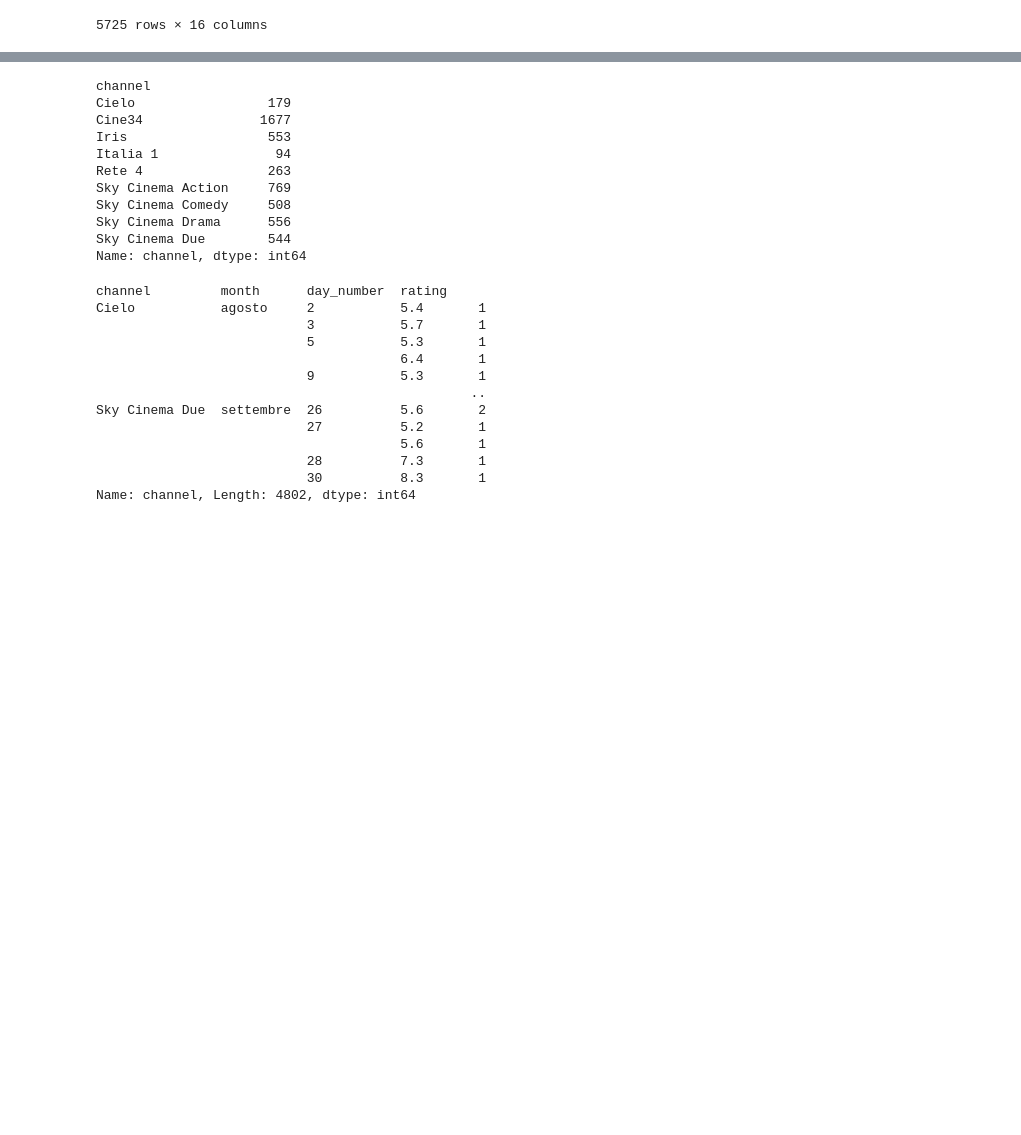
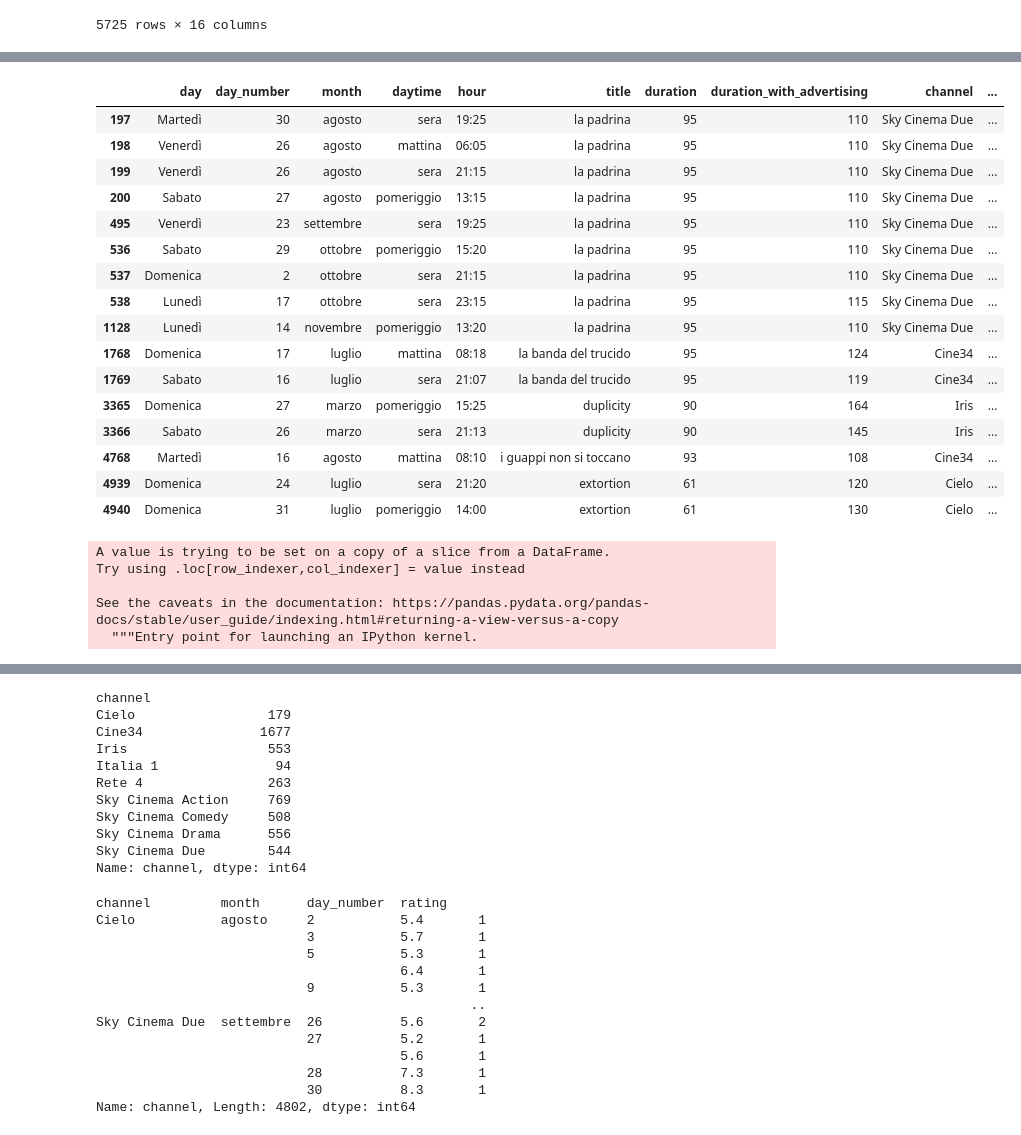
Before and after one commit to florin-git/TV-Movies-Visual-Analytics, a Jupyter notebook: dataset_creation.ipynb, the cells around one changed output, grey strips where cells are left out. Cells and saved outputs as stored; diff of their text form; code cells hidden in the pictures; blank space fills up the shorter version.

```diff
--- a/dataset_creation.ipynb
+++ b/dataset_creation.ipynb
@@ -410,3 +410,5 @@ df_final_with_additional_info
 5725 rows × 16 columns
 # %%
 # df_final_with_additional_info.to_csv("./dataset/df_final_with_additional_info.csv", index=False)
+# %%
+df_final_with_additional_info = pd.read_csv("./dataset/df_final_with_additional_info.csv")
@@ -412,0 +453,28 @@ df_final_with_additional_info
+# %%
+df_final_with_additional_info[df_final_with_additional_info['genres'].eq('Crime')]
+# %% [output]
+|  | day | day_number | month | daytime | hour | title | duration | duration_with_advertising | channel | ... |
+| 197 | Martedì | 30 | agosto | sera | 19:25 | la padrina | 95 | 110 | Sky Cinema Due | ... |
+| 198 | Venerdì | 26 | agosto | mattina | 06:05 | la padrina | 95 | 110 | Sky Cinema Due | ... |
+| 199 | Venerdì | 26 | agosto | sera | 21:15 | la padrina | 95 | 110 | Sky Cinema Due | ... |
+| 200 | Sabato | 27 | agosto | pomeriggio | 13:15 | la padrina | 95 | 110 | Sky Cinema Due | ... |
+| 495 | Venerdì | 23 | settembre | sera | 19:25 | la padrina | 95 | 110 | Sky Cinema Due | ... |
+| 536 | Sabato | 29 | ottobre | pomeriggio | 15:20 | la padrina | 95 | 110 | Sky Cinema Due | ... |
+| 537 | Domenica | 2 | ottobre | sera | 21:15 | la padrina | 95 | 110 | Sky Cinema Due | ... |
+| 538 | Lunedì | 17 | ottobre | sera | 23:15 | la padrina | 95 | 115 | Sky Cinema Due | ... |
+| 1128 | Lunedì | 14 | novembre | pomeriggio | 13:20 | la padrina | 95 | 110 | Sky Cinema Due | ... |
+| 1768 | Domenica | 17 | luglio | mattina | 08:18 | la banda del trucido | 95 | 124 | Cine34 | ... |
+| 1769 | Sabato | 16 | luglio | sera | 21:07 | la banda del trucido | 95 | 119 | Cine34 | ... |
+| 3365 | Domenica | 27 | marzo | pomeriggio | 15:25 | duplicity | 90 | 164 | Iris | ... |
+| 3366 | Sabato | 26 | marzo | sera | 21:13 | duplicity | 90 | 145 | Iris | ... |
+| 4768 | Martedì | 16 | agosto | mattina | 08:10 | i guappi non si toccano | 93 | 108 | Cine34 | ... |
+| 4939 | Domenica | 24 | luglio | sera | 21:20 | extortion | 61 | 120 | Cielo | ... |
+| 4940 | Domenica | 31 | luglio | pomeriggio | 14:00 | extortion | 61 | 130 | Cielo | ... |
+# %%
+df_final_with_additional_info.loc[df_final_with_additional_info['genres'].eq('Mystery')]['genres'] = "Crime"
+# %% [output]
+A value is trying to be set on a copy of a slice from a DataFrame.
+Try using .loc[row_indexer,col_indexer] = value instead
+
+See the caveats in the documentation: https://pandas.pydata.org/pandas-docs/stable/user_guide/indexing.html#returning-a-view-versus-a-copy
+  """Entry point for launching an IPython kernel.
```
Also changed, not shown: parts of 8 cells of this notebook, 4 other files.
